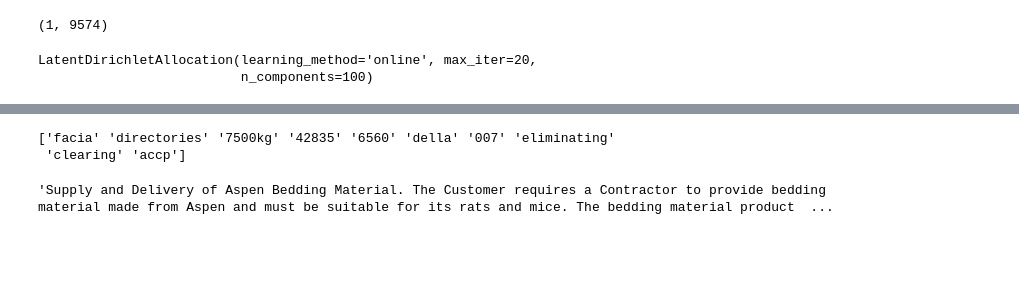
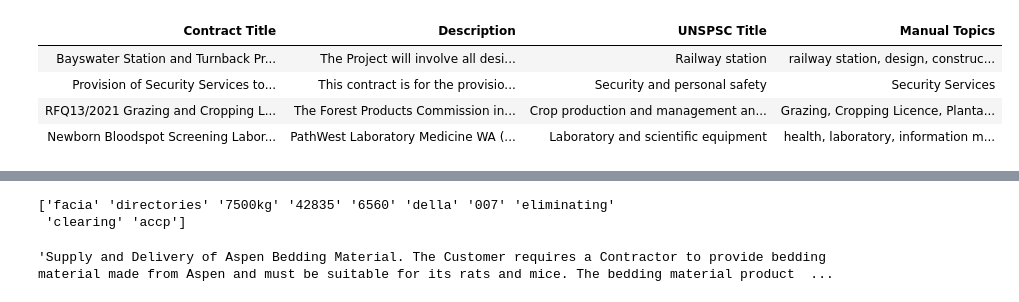
Before and after one commit to Doodem/UWACapstoneG2, a Jupyter notebook: contributions/max_chatfield_22176321/topic_modelling/HPA.ipynb, the cells around one changed output, grey strips where cells are left out. Cells and saved outputs as stored; diff of their text form; code cells hidden in the pictures; blank space fills up the shorter version.

```diff
--- a/contributions/max_chatfield_22176321/topic_modelling/HPA.ipynb
+++ b/contributions/max_chatfield_22176321/topic_modelling/HPA.ipynb
@@ -111,0 +190,22 @@ model.summary()
+# %%
+tenders_with_unspsc = Panda.load_tender_uniques("../../../data/UpdatedAgainTenders.xlsx", cols = ["Reference Number", "Contract Title", "Description", "UNSPSC Title"])
+# %%
+# manual labels
+manual_labelled = pd.read_excel("../../../data/manual_labels.xlsx", dtype={"Reference Number": str})
+manual_labelled = manual_labelled.rename(columns = {"Content": "Description", "Unnamed: 4": "Manual Topics"})
+del manual_labelled["Topic"]
+del manual_labelled["Processed_Content"]
+del manual_labelled["Description"]
+manual_labelled = manual_labelled.astype(str)
+manual_labelled.reset_index(drop = True, inplace = True)
+# %%
+manual_labelled = pd.merge(manual_labelled, tenders_with_unspsc, on = "Reference Number")
+# %%
+m_indices = [1,47,70,104]
+Panda.pretty_print(manual_labelled.loc[m_indices][["Contract Title", "Description", "UNSPSC Title", "Manual Topics"]])
+# %% [output]
+| Contract Title | Description | UNSPSC Title | Manual Topics |
+| Bayswater Station and Turnback Pr... | The Project will involve all desi... | Railway station | railway station, design, construc... |
+| Provision of Security Services to... | This contract is for the provisio... | Security and personal safety | Security Services |
+| RFQ13/2021 Grazing and Cropping L... | The Forest Products Commission in... | Crop production and management an... | Grazing, Cropping Licence, Planta... |
+| Newborn Bloodspot Screening Labor... | PathWest Laboratory Medicine WA (... | Laboratory and scientific equipment | health, laboratory, information m... |
@@ -131,12 +234,9 @@ for index, row in tenders_structured.iterrows():
     desc = remove_html_tags(row["Description"])
     docs.append(title + ". " + desc)
 # %%
-import sklearn.feature_extraction.text.TfidfVectorizer
+from sklearn.feature_extraction.text import TfidfVectorizer
 tender_tfidf = TfidfVectorizer(stop_words="english",
                            min_df=3)
 tfidf = tender_tfidf.fit_transform(docs)
-np.shape(tfidf[1])
-# %% [output]
-(1, 9574)
 # %%
 lda = LatentDirichletAllocation(
@@ -144,11 +244,6 @@ lda = LatentDirichletAllocation(
     max_iter=20,
     learning_method="online",
 )
-# %%
-lda.fit(tfs)
-# %% [output]
-LatentDirichletAllocation(learning_method='online', max_iter=20,
-                          n_components=100)
 # %%
 import numpy as np
 topic_dist = lda.transform(tfs[0])
```
Also changed, not shown: parts of 26 cells of this notebook, 7 other files.
